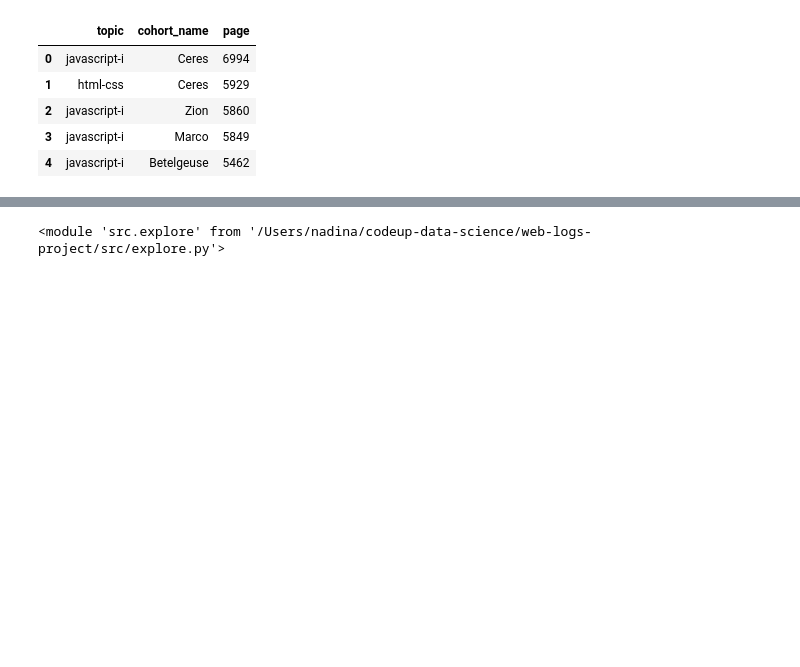
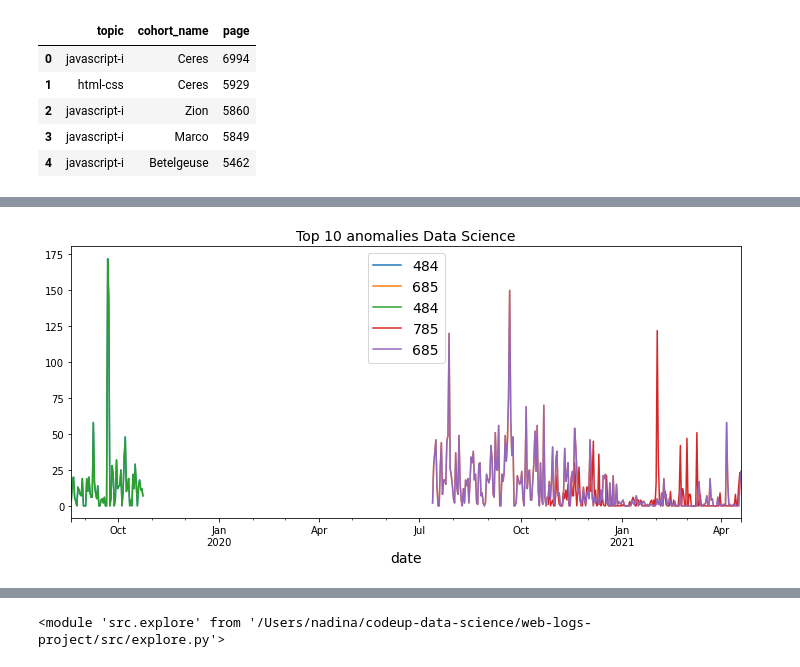
Before and after one commit to anomaly-detection-mirzahani/project, a Jupyter notebook: final-notebook.ipynb, the cells around one changed output, grey strips where cells are left out. Saved outputs shown, nothing was run; the diff lists cells and outputs as text; code cells hidden in the pictures; blank space fills up the shorter version.

```diff
--- a/final-notebook.ipynb
+++ b/final-notebook.ipynb
@@ -94,0 +92,4 @@ CHAPTER NAME
+# %%
+ex.suspicios_ids(ds, 'Data Science')
+# %% [output]
+[figure, added]
```
Also changed, not shown: parts of 20 cells of this notebook, 1 other file.
